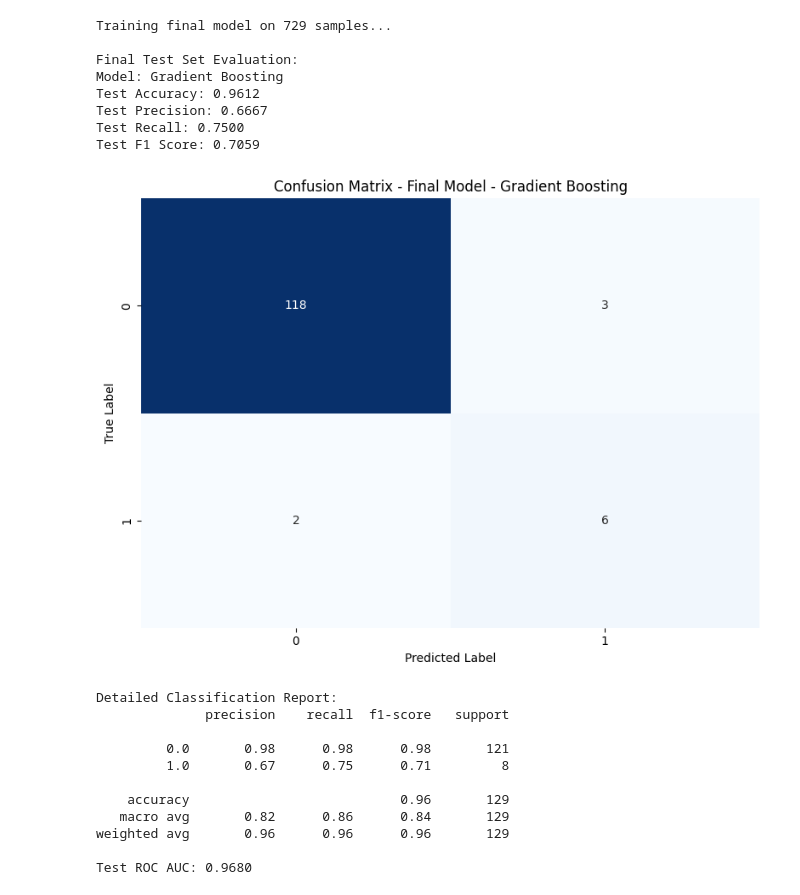
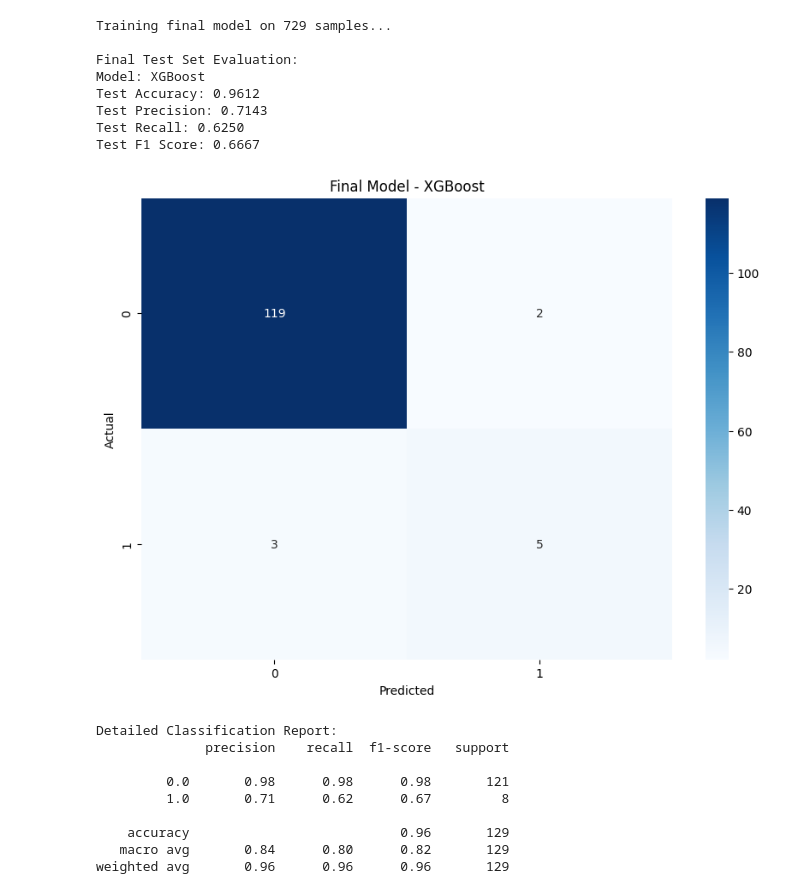
Before and after one commit to zikous/cancer-ml, a Jupyter notebook: notebook.ipynb, the cells around one changed output. Cells and saved outputs as stored; diff of their text form; code cells hidden in the pictures.

```diff
--- a/notebook.ipynb
+++ b/notebook.ipynb
@@ -159,16 +41,20 @@ plt.show()
 # %%
-# 4. Data Preparation for Modeling
+# 2. Automated Feature Selection
+# Calculate the absolute correlation of features with the target variable
+abs_corr_with_target = cancer_df.corr()['Biopsy'].abs().sort_values(ascending=False)
+
+# Keep features with absolute correlation greater than a threshold
+correlation_threshold = 0.05
+features_to_keep = abs_corr_with_target[abs_corr_with_target >= correlation_threshold].index
+cancer_df = cancer_df[features_to_keep]
+
 # Separate target and features
 target_df = cancer_df['Biopsy']
 input_df = cancer_df.drop(columns=['Biopsy'])
 
 # Convert to numpy arrays
 X = np.array(input_df).astype('float32')
-y = np.array(target_df).astype('float32')
-
-# Reshape y for compatibility
-y = y.reshape(-1, 1)
-print(f"X shape: {X.shape}, y shape: {y.shape}")
+y = np.array(target_df).astype('float32').reshape(-1, 1)
 
 # Scale the features
 scaler = StandardScaler()
@@ -177,7 +63,3 @@ X = scaler.fit_transform(X)
 # Split data into train, validation, and test sets
 X_train, X_temp, Y_train, Y_temp = train_test_split(X, y, test_size=0.3, random_state=42)
 X_val, X_test, Y_val, Y_test = train_test_split(X_temp, Y_temp, test_size=0.5, random_state=42)
-
-print(f"Training set: {X_train.shape[0]} samples")
-print(f"Validation set: {X_val.shape[0]} samples")
-print(f"Test set: {X_test.shape[0]} samples")
@@ -503,5 +282,5 @@ Top 10 most important features:
 # %%
-# 12. Final Evaluation on Test Set
+# 7. Final Evaluation on Test Set
 # Fit the best model on the combined training and validation data
 X_train_full = np.vstack((X_train, X_val))
 Y_train_full = np.vstack((Y_train, Y_val))
@@ -509,69 +288,54 @@ Y_train_full = np.vstack((Y_train, Y_val))
 print(f"Training final model on {X_train_full.shape[0]} samples...")
 best_model.fit(X_train_full, Y_train_full.ravel())
 
 # Make predictions on test set
 test_predictions = best_model.predict(X_test)
 
 # Calculate final metrics
 final_accuracy = accuracy_score(Y_test, test_predictions)
 final_precision = precision_score(Y_test, test_predictions)
 final_recall = recall_score(Y_test, test_predictions)
 final_f1 = f1_score(Y_test, test_predictions)
 
 print("\nFinal Test Set Evaluation:")
 print(f"Model: {best_model_name}")
 print(f"Test Accuracy: {final_accuracy:.4f}")
 print(f"Test Precision: {final_precision:.4f}")
 print(f"Test Recall: {final_recall:.4f}")
 print(f"Test F1 Score: {final_f1:.4f}")
 
+# Define plot_confusion_matrix function
+def plot_confusion_matrix(y_true, y_pred, title):
+	cm = confusion_matrix(y_true, y_pred)
+	plt.figure(figsize=(10, 7))
+	sns.heatmap(cm, annot=True, fmt='d', cmap='Blues')
+	plt.title(title)
+	plt.xlabel('Predicted')
+	plt.ylabel('Actual')
+	plt.show()
+
 # Plot final confusion matrix
 plot_confusion_matrix(Y_test, test_predictions, f"Final Model - {best_model_name}")
 
 # Print detailed classification report
 print("\nDetailed Classification Report:")
 print(classification_report(Y_test, test_predictions))
-
-# Calculate ROC AUC if available
-try:
-    test_proba = best_model.predict_proba(X_test)[:, 1]
-    test_roc_auc = roc_auc_score(Y_test, test_proba)
-    print(f"Test ROC AUC: {test_roc_auc:.4f}")
-
-    # Plot ROC curve
-    from sklearn.metrics import roc_curve
-    fpr, tpr, _ = roc_curve(Y_test, test_proba)
-
-    plt.figure(figsize=(8, 6))
-    plt.plot(fpr, tpr, color='blue', lw=2, label=f'ROC curve (area = {test_roc_auc:.2f})')
-    plt.plot([0, 1], [0, 1], color='gray', lw=1, linestyle='--')
-    plt.xlim([0.0, 1.0])
-    plt.ylim([0.0, 1.05])
-    plt.xlabel('False Positive Rate')
-    plt.ylabel('True Positive Rate')
-    plt.title(f'ROC Curve - {best_model_name}')
-    plt.legend(loc="lower right")
-    plt.show()
-except:
-    print("ROC AUC calculation not available for this model type")
 # %% [output]
 Training final model on 729 samples...
 
 Final Test Set Evaluation:
-Model: Gradient Boosting
+Model: XGBoost
 Test Accuracy: 0.9612
-Test Precision: 0.6667
-Test Recall: 0.7500
-Test F1 Score: 0.7059
+Test Precision: 0.7143
+Test Recall: 0.6250
+Test F1 Score: 0.6667
-[figure, old version]
+[figure, new version]
 Detailed Classification Report:
               precision    recall  f1-score   support
 
          0.0       0.98      0.98      0.98       121
-         1.0       0.67      0.75      0.71         8
+         1.0       0.71      0.62      0.67         8
 
     accuracy                           0.96       129
-   macro avg       0.82      0.86      0.84       129
+   macro avg       0.84      0.80      0.82       129
 weighted avg       0.96      0.96      0.96       129
-
-Test ROC AUC: 0.9680
```
Also changed, not shown: parts of 23 cells of this notebook, 17 other files.
